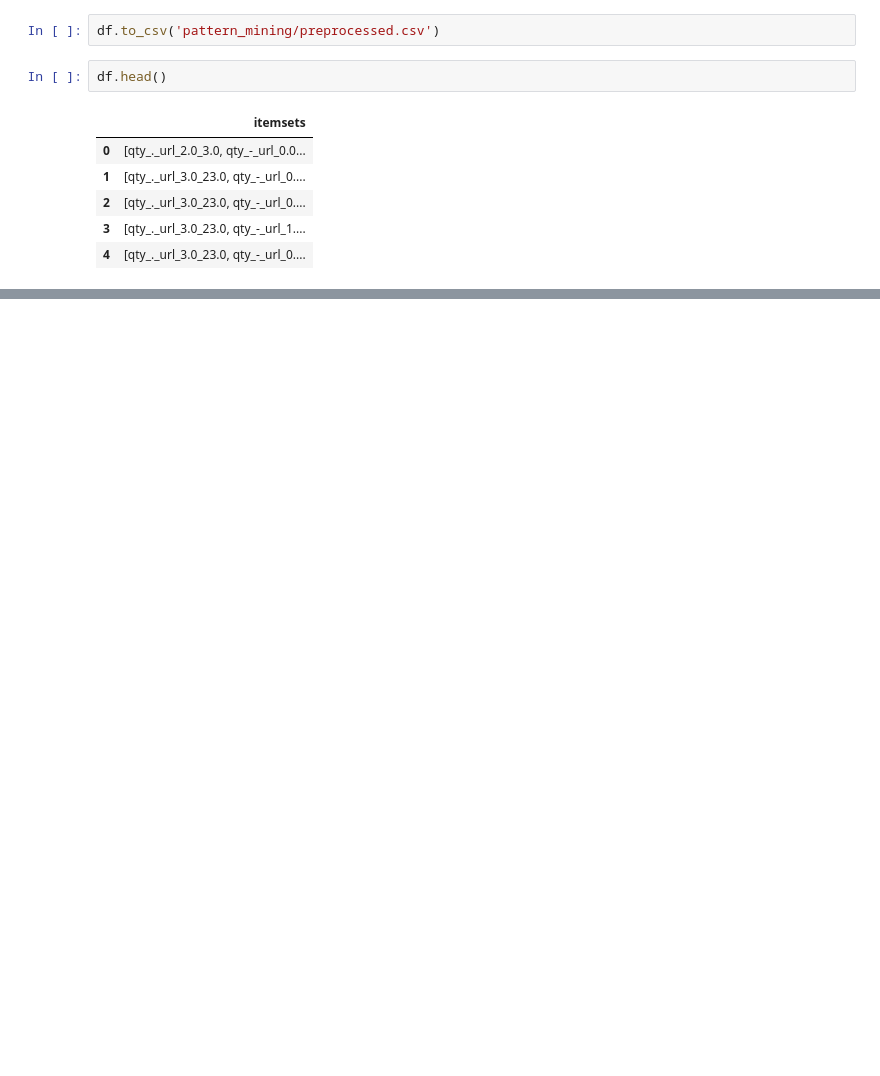
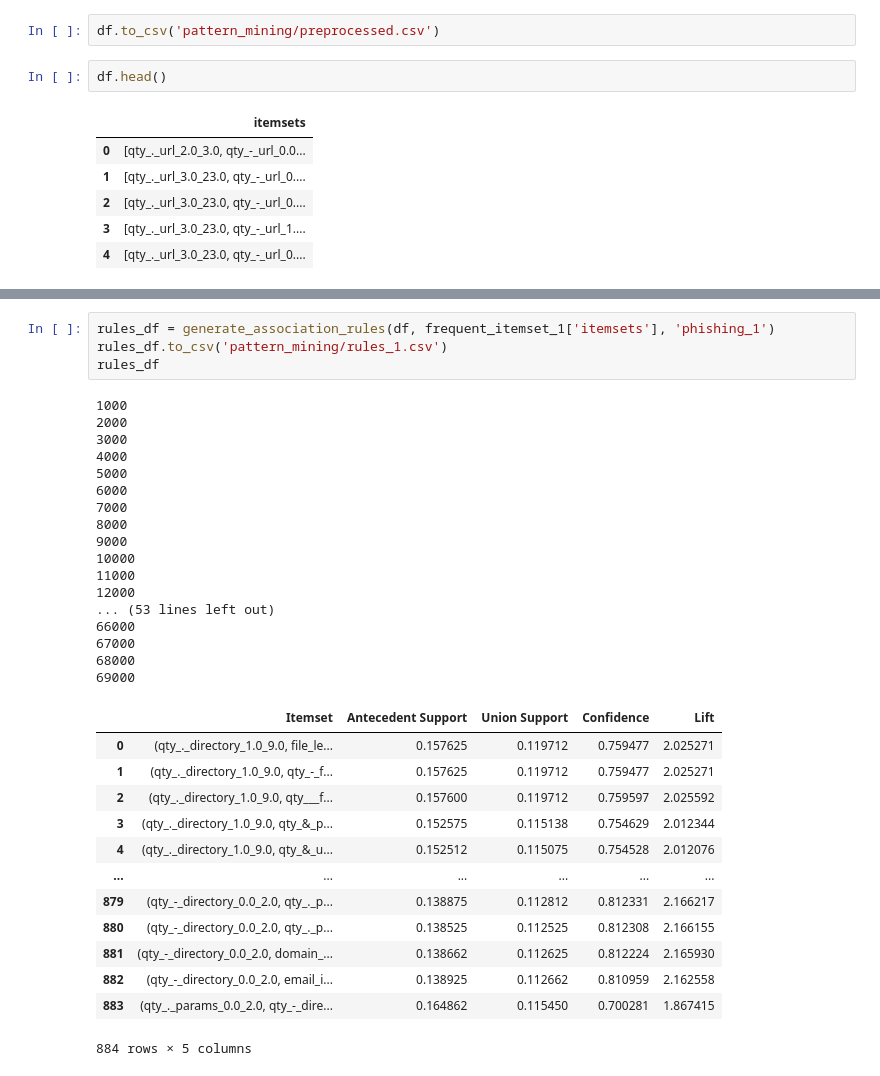
Before and after one commit to RezaAbbaszadeh/PhishingDetection, a Jupyter notebook: frequent_patterns.ipynb, the cells around one changed output, grey strips where cells are left out. Drawn from its saved outputs; the diff is of its cells as text; blank space fills up the shorter version.

```diff
--- a/frequent_patterns.ipynb
+++ b/frequent_patterns.ipynb
@@ -304,0 +439,35 @@ print("Results saved to 'frequent_itemsets.csv' and 'association_rules_phishing.
+# %%
+rules_df = generate_association_rules(df, frequent_itemset_1['itemsets'], 'phishing_1')
+rules_df.to_csv('pattern_mining/rules_1.csv')
+rules_df
+# %% [output]
+1000
+2000
+3000
+4000
+5000
+6000
+7000
+8000
+9000
+10000
+11000
+12000
+... (53 lines left out)
+66000
+67000
+68000
+69000
+|  | Itemset | Antecedent Support | Union Support | Confidence | Lift |
+| 0 | (qty_._directory_1.0_9.0, file_le... | 0.157625 | 0.119712 | 0.759477 | 2.025271 |
+| 1 | (qty_._directory_1.0_9.0, qty_-_f... | 0.157625 | 0.119712 | 0.759477 | 2.025271 |
+| 2 | (qty_._directory_1.0_9.0, qty___f... | 0.157600 | 0.119712 | 0.759597 | 2.025592 |
+| 3 | (qty_._directory_1.0_9.0, qty_&_p... | 0.152575 | 0.115138 | 0.754629 | 2.012344 |
+| 4 | (qty_._directory_1.0_9.0, qty_&_u... | 0.152512 | 0.115075 | 0.754528 | 2.012076 |
+| ... | ... | ... | ... | ... | ... |
+| 879 | (qty_-_directory_0.0_2.0, qty_._p... | 0.138875 | 0.112812 | 0.812331 | 2.166217 |
+| 880 | (qty_-_directory_0.0_2.0, qty_._p... | 0.138525 | 0.112525 | 0.812308 | 2.166155 |
+| 881 | (qty_-_directory_0.0_2.0, domain_... | 0.138662 | 0.112625 | 0.812224 | 2.165930 |
+| 882 | (qty_-_directory_0.0_2.0, email_i... | 0.138925 | 0.112662 | 0.810959 | 2.162558 |
+| 883 | (qty_._params_0.0_2.0, qty_-_dire... | 0.164862 | 0.115450 | 0.700281 | 1.867415 |
+884 rows × 5 columns
```
Also changed, not shown: parts of 14 cells of this notebook, 2 other files.
